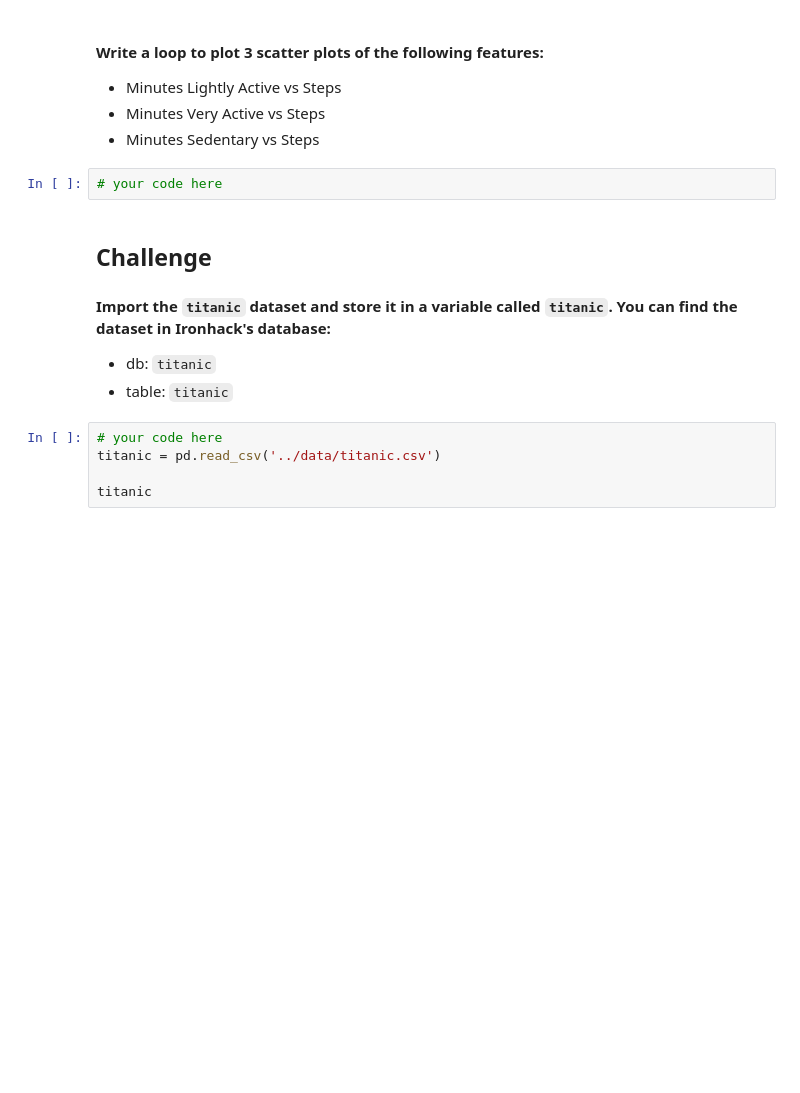
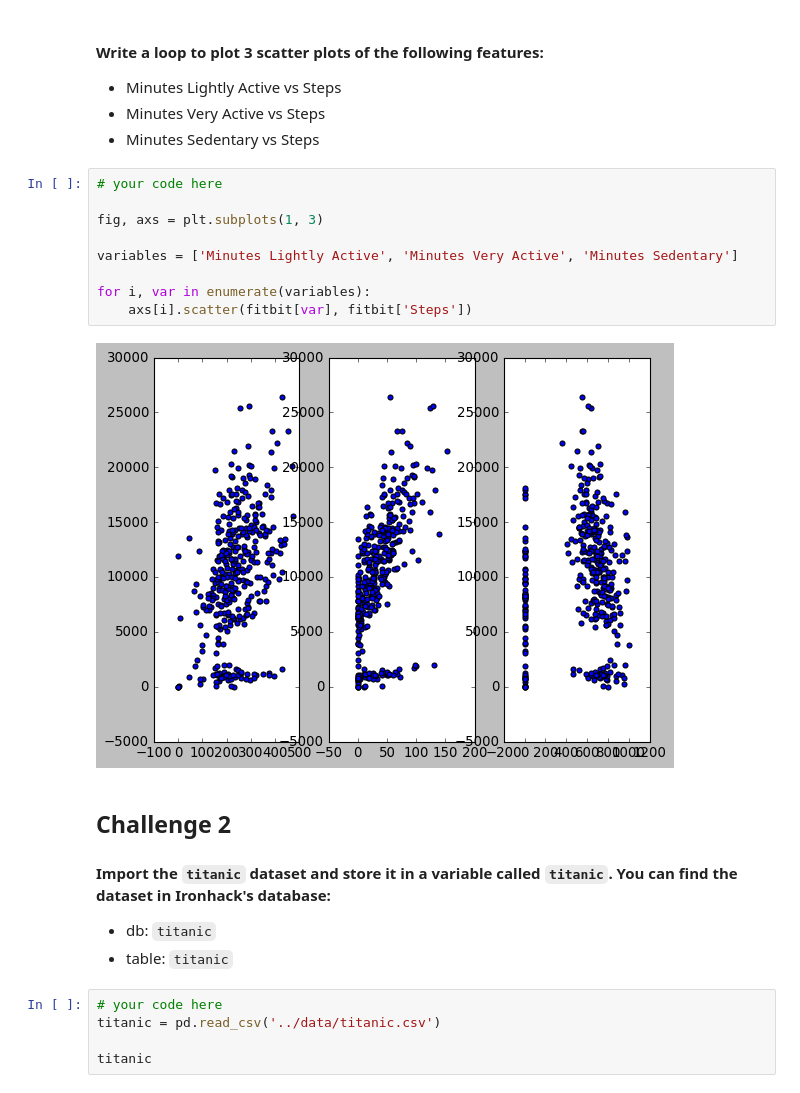
Before and after one commit to Ironhack-Data-Madrid-Abril-2023/5.2-lab_matplotlib_seaborn, a Jupyter notebook: your-code/main.ipynb, the cells around one changed output. Cells and saved outputs as stored; diff of their text form; blank space fills up the shorter version.

```diff
--- a/your-code/main.ipynb
+++ b/your-code/main.ipynb
@@ -57,10 +79,19 @@ How the average number of steps change by month. Use the appropriate visualizati
 * Minutes Lightly Active vs Steps
 * Minutes Very Active vs Steps
 * Minutes Sedentary vs Steps
-# %%
-# your code here
+# %%
+# your code here
+
+fig, axs = plt.subplots(1, 3)
+
+variables = ['Minutes Lightly Active', 'Minutes Very Active', 'Minutes Sedentary']
+
+for i, var in enumerate(variables):
+    axs[i].scatter(fitbit[var], fitbit['Steps'])
+# %% [output]
+[figure, added]
 # %% [markdown]
-## Challenge
+## Challenge 2
 
 #### Import the `titanic` dataset and store it in a variable called `titanic`. You can find the dataset in Ironhack's database:
 * db: `titanic`
```
Also changed, not shown: parts of 5 cells of this notebook, 3 other files.
